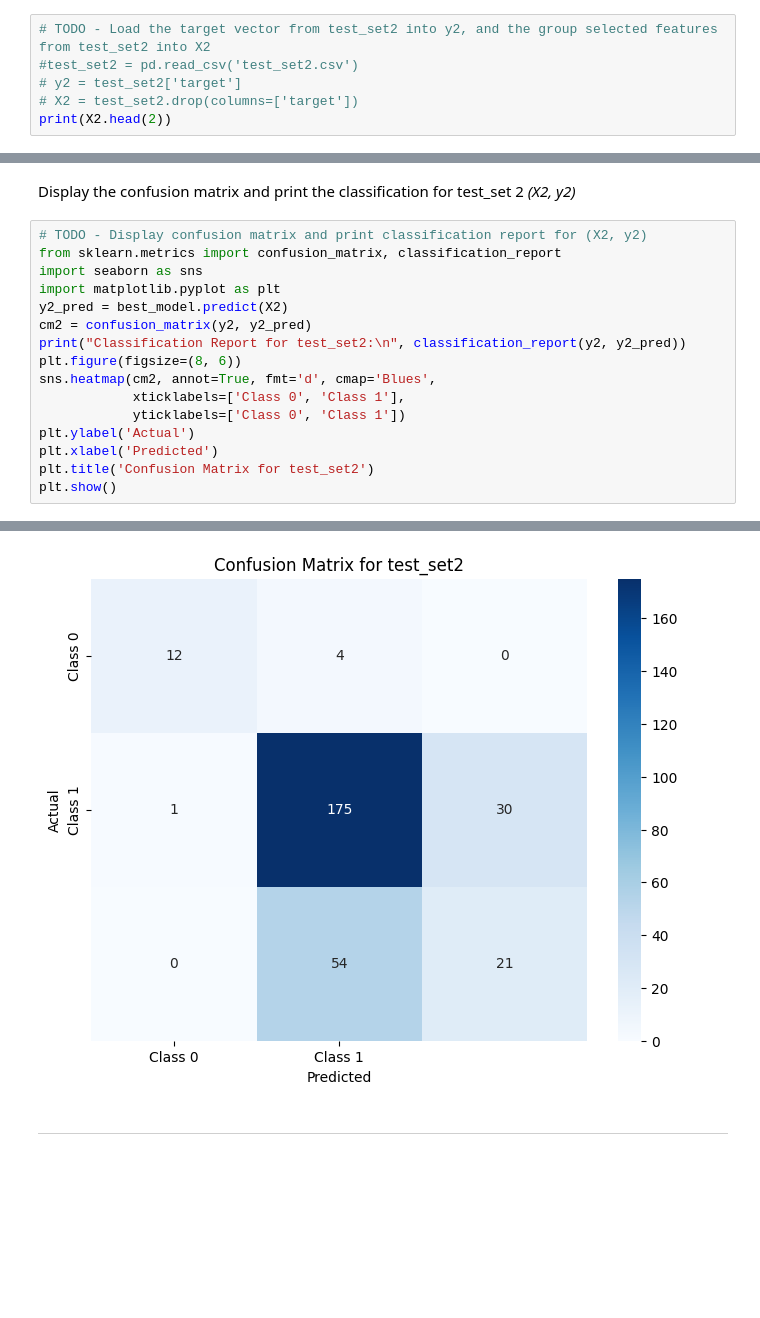
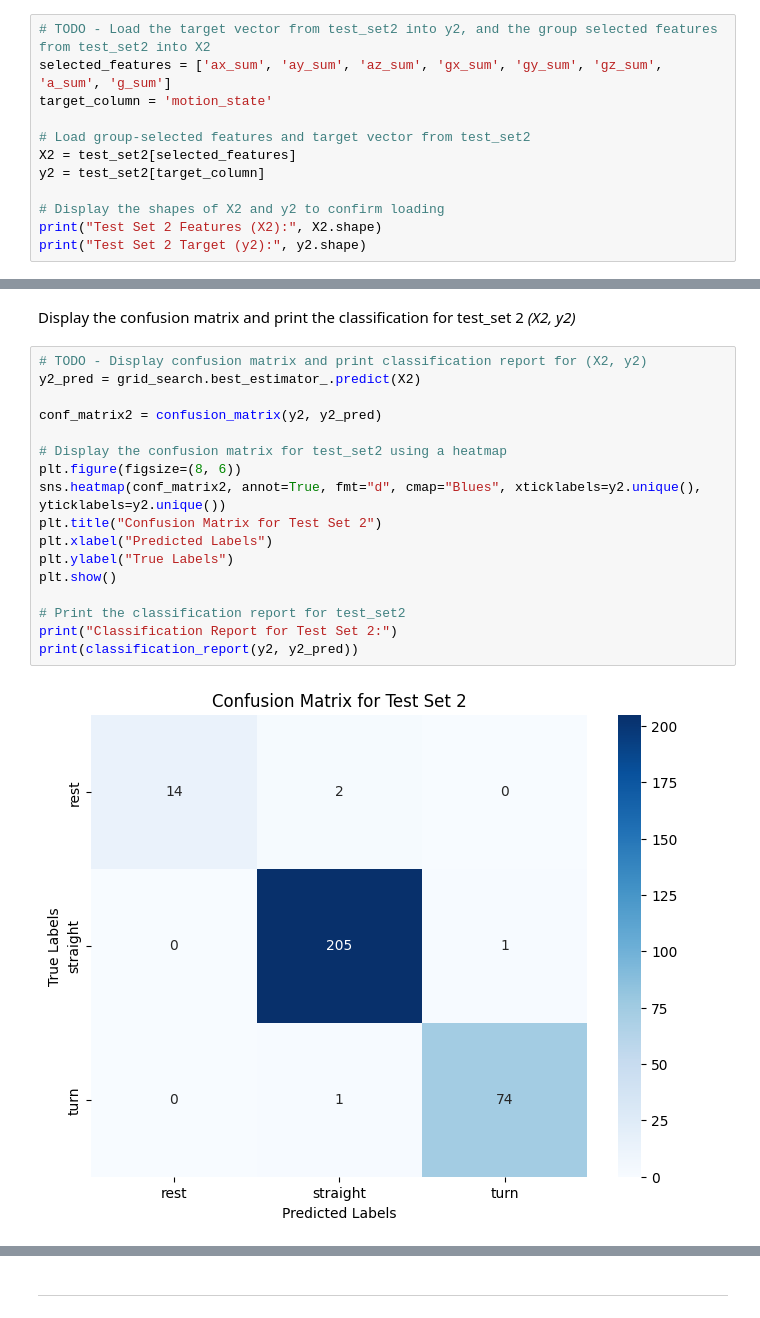
Before and after one commit to KushalDoshi17/engg680_2024_fall, a Jupyter notebook: Lab_Assignment4/Assignment 4.ipynb, the cells around one changed output, grey strips where cells are left out. Cells and saved outputs as stored; diff of their text form; blank space fills up the shorter version.

```diff
--- a/Lab_Assignment4/Assignment 4.ipynb
+++ b/Lab_Assignment4/Assignment 4.ipynb
@@ -817,7 +840,13 @@ print(X1.head(2))
 # %%
 # TODO - Load the target vector from test_set2 into y2, and the group selected features from test_set2 into X2
-#test_set2 = pd.read_csv('test_set2.csv')
-# y2 = test_set2['target']
-# X2 = test_set2.drop(columns=['target'])
-print(X2.head(2))
+selected_features = ['ax_sum', 'ay_sum', 'az_sum', 'gx_sum', 'gy_sum', 'gz_sum', 'a_sum', 'g_sum']
+target_column = 'motion_state'
+
+# Load group-selected features and target vector from test_set2
+X2 = test_set2[selected_features]
+y2 = test_set2[target_column]
+
+# Display the shapes of X2 and y2 to confirm loading
+print("Test Set 2 Features (X2):", X2.shape)
+print("Test Set 2 Target (y2):", y2.shape)
 # %% [output]
@@ -885,18 +917,20 @@ weighted avg       0.76      0.77      0.76       783
 Display the confusion matrix and print the classification for test_set 2 *(X2, y2)*
 # %%
 # TODO - Display confusion matrix and print classification report for (X2, y2)
-from sklearn.metrics import confusion_matrix, classification_report
-import seaborn as sns
-import matplotlib.pyplot as plt
-y2_pred = best_model.predict(X2)
-cm2 = confusion_matrix(y2, y2_pred)
-print("Classification Report for test_set2:\n", classification_report(y2, y2_pred))
+y2_pred = grid_search.best_estimator_.predict(X2)
+
+conf_matrix2 = confusion_matrix(y2, y2_pred)
+
+# Display the confusion matrix for test_set2 using a heatmap
 plt.figure(figsize=(8, 6))
-sns.heatmap(cm2, annot=True, fmt='d', cmap='Blues',
-            xticklabels=['Class 0', 'Class 1'],
-            yticklabels=['Class 0', 'Class 1'])
-plt.ylabel('Actual')
-plt.xlabel('Predicted')
-plt.title('Confusion Matrix for test_set2')
+sns.heatmap(conf_matrix2, annot=True, fmt="d", cmap="Blues", xticklabels=y2.unique(), yticklabels=y2.unique())
+plt.title("Confusion Matrix for Test Set 2")
+plt.xlabel("Predicted Labels")
+plt.ylabel("True Labels")
 plt.show()
+
+# Print the classification report for test_set2
+print("Classification Report for Test Set 2:")
+print(classification_report(y2, y2_pred))
 # %% [output]
+[figure, new version]
@@ -913,4 +947,3 @@ weighted avg       0.67      0.70      0.68       297
-[figure, old version]
 # %% [markdown]
 ___
 # %% [markdown]
```
Also changed, not shown: parts of 55 cells of this notebook.
